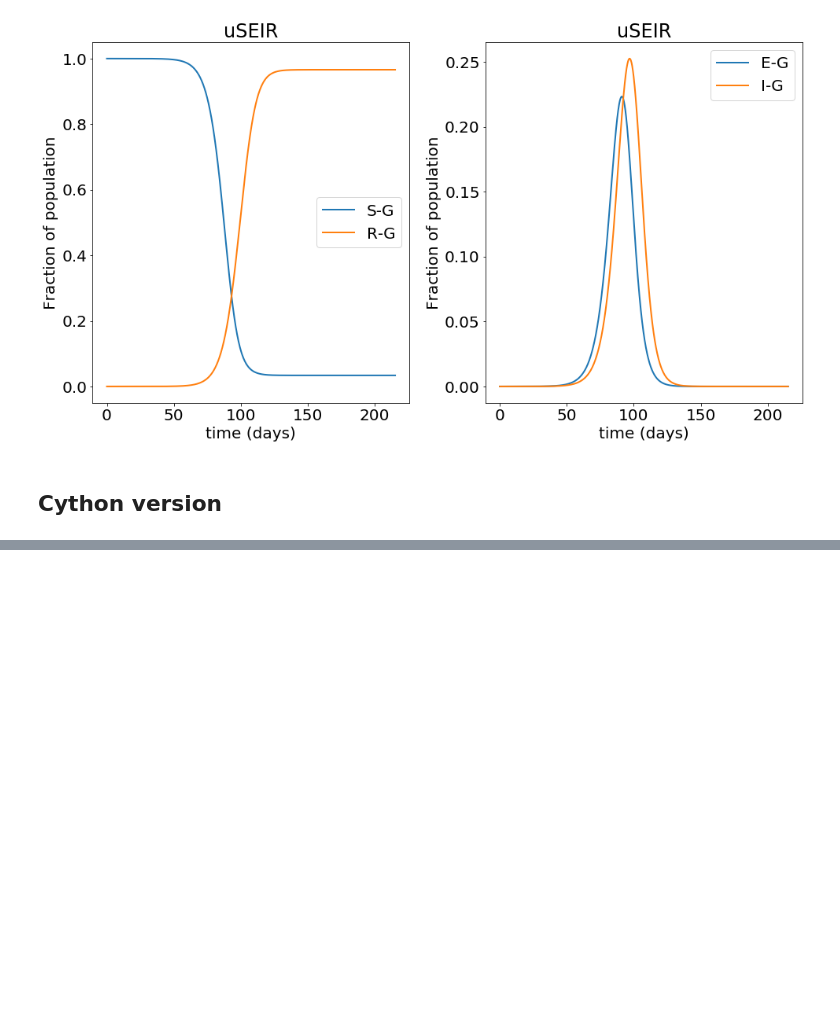
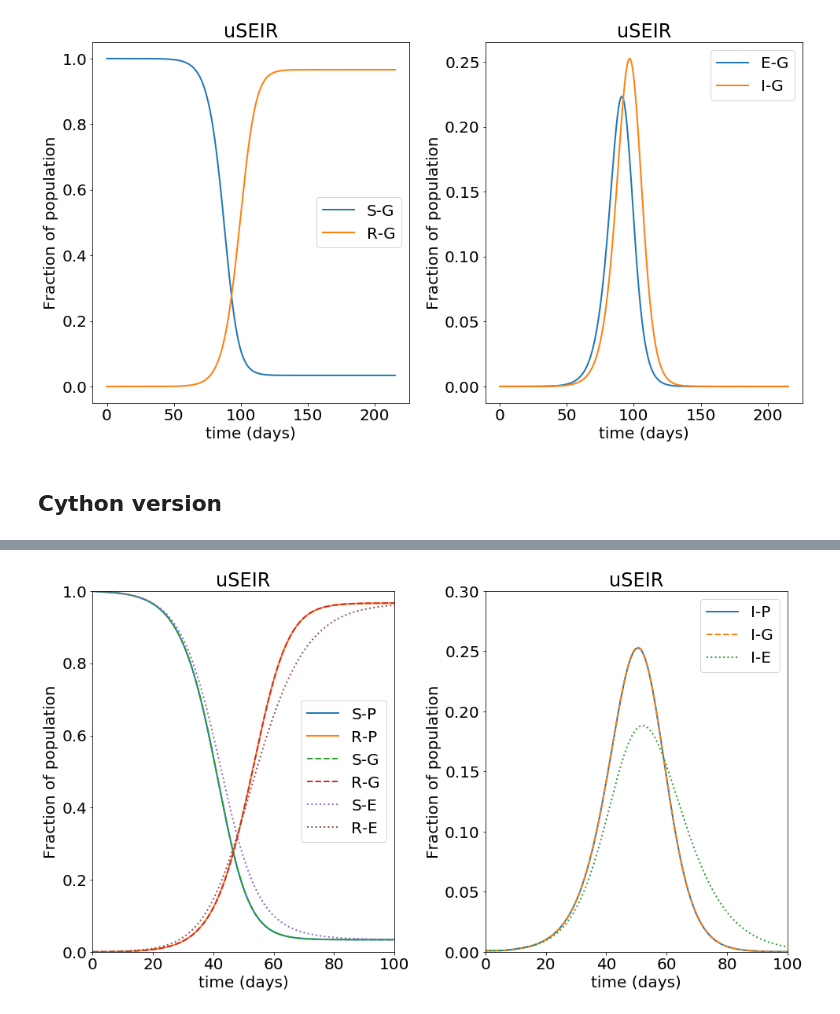
Before and after one commit to jjgomezcadenas/useirn, a Jupyter notebook: nb/uSEIR.ipynb, the cells around one changed output, grey strips where cells are left out. Drawn from its saved outputs; the diff is of its cells as text; code cells hidden in the pictures; blank space fills up the shorter version.

```diff
--- a/nb/uSEIR.ipynb
+++ b/nb/uSEIR.ipynb
@@ -475,8 +486,0 @@ cpdef csolve_uSeir(str dist            = 'gamma',
-# %%
-t1 = time.time()
-pdf = csolve_uSeir(dist = 'poisson',
-                         ti_shape = 5.5,
-                         tr_shape = 6.5,
-                         R0 = 3.5)
-t2 = time.time()
-print(f'cython solve_seir call: dr = {t2-t1}')
@@ -501,10 +486,0 @@ pdf.head()
-# %%
-t1 = time.time()
-gdf = csolve_uSeir(dist = 'gamma',
-                              ti_shape = 5.5,
-                              ti_scale = 1,
-                              tr_shape = 6.5,
-                              tr_scale = 1,
-                              R0 = 3.5)
-t2 = time.time()
-print(f'cython solve_seir call: dr = {t2-t1}')
@@ -520,9 +486,0 @@ cython solve_seir call: dr = 0.6267688274383545
-# %%
-t1 = time.time()
-edf = csolve_uSeir(dist = 'expon',
-                         ti_scale = 5.5,
-                         tr_scale = 6.5,
-                         pde_sampling = 'Fine',
-                         R0 = 3.5)
-t2 = time.time()
-print(f'cython solve_seir call: dr = {t2-t1}')
@@ -535,0 +542,2 @@ cython solve_seir call: dr = 1.1951532363891602
+# %%
+gdf1, edf1, pdf1 = useir_compared(tq = 1e+6, tu = 1e+6, r0 = 3.5, r1 = 0.5, r2 = 1.5,  I0 = 1e-3, ti = 5.5, tr = 6.5, eps= 0.01, dim = 15000)
@@ -535,0 +562,4 @@ cython solve_seir call: dr = 1.1951532363891602
+# %%
+auseir.plot_useir((pdf1,gdf1,edf1), lbls = ('P','G','E'), lines =('solid','dashed','dotted'), T = 'uSEIR', xlim=(0,100), ylim=(0,0.3), figsize=(14,8))
+# %% [output]
+[figure, added]
```
Also changed, not shown: parts of 45 cells of this notebook, 3 other files.
